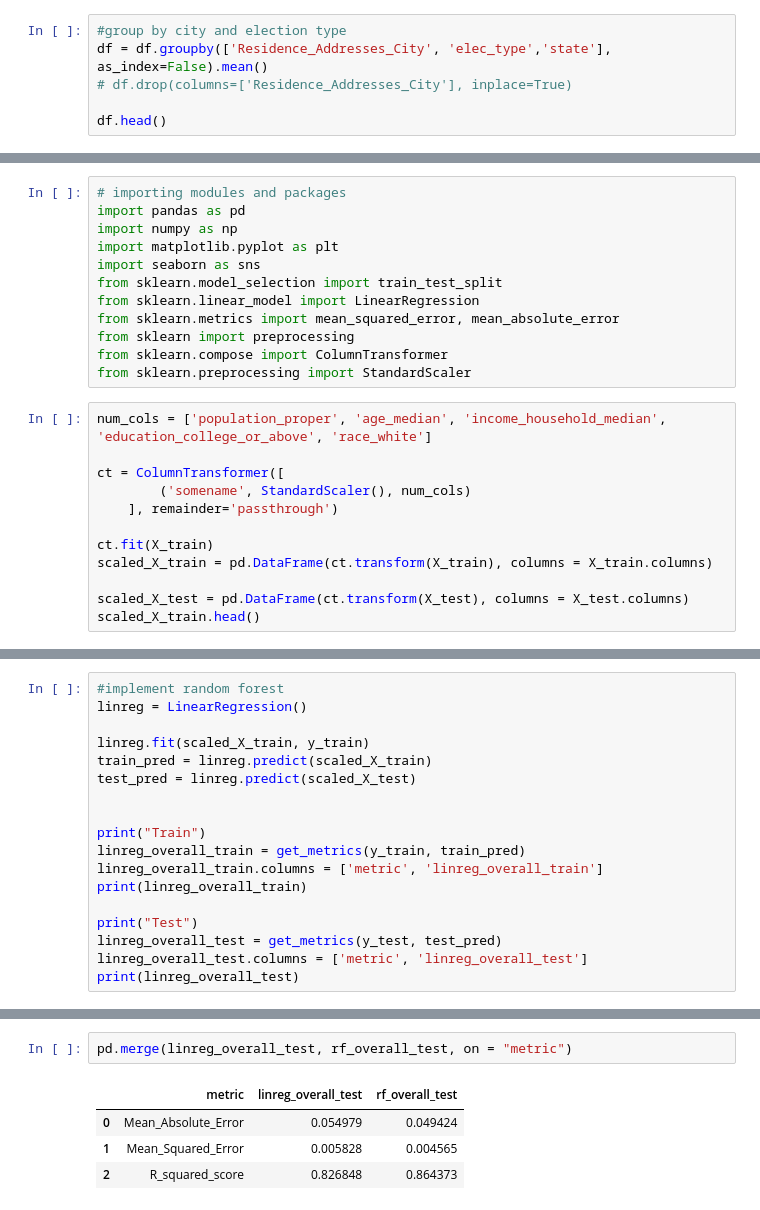
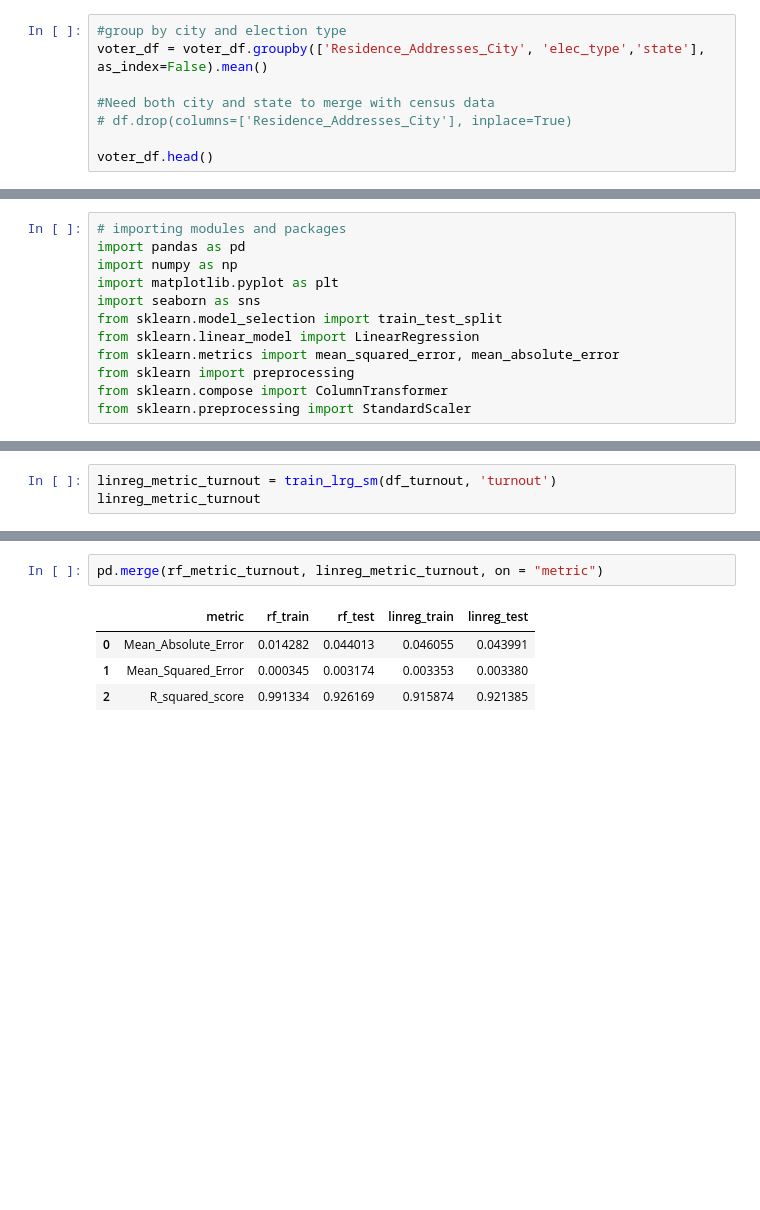
Before and after one commit to jnshzk/capstone, a Jupyter notebook: Census_models.ipynb, the cells around one changed output, grey strips where cells are left out. Drawn from its saved outputs; the diff is of its cells as text; blank space fills up the shorter version.

```diff
--- a/Census_models.ipynb
+++ b/Census_models.ipynb
@@ -117,7 +171,9 @@ df.columns[df.isna().any()].tolist()
 # %%
 #group by city and election type
-df = df.groupby(['Residence_Addresses_City', 'elec_type','state'], as_index=False).mean()
+voter_df = voter_df.groupby(['Residence_Addresses_City', 'elec_type','state'], as_index=False).mean()
+
+#Need both city and state to merge with census data
 # df.drop(columns=['Residence_Addresses_City'], inplace=True)
 
-df.head()
+voter_df.head()
 # %% [output]
@@ -634,15 +678,3 @@ from sklearn.metrics import mean_squared_error, mean_absolute_error
 from sklearn import preprocessing
 from sklearn.compose import ColumnTransformer
 from sklearn.preprocessing import StandardScaler
-# %%
-num_cols = ['population_proper', 'age_median', 'income_household_median', 'education_college_or_above', 'race_white']
-
-ct = ColumnTransformer([
-        ('somename', StandardScaler(), num_cols)
-    ], remainder='passthrough')
-
-ct.fit(X_train)
-scaled_X_train = pd.DataFrame(ct.transform(X_train), columns = X_train.columns)
-
-scaled_X_test = pd.DataFrame(ct.transform(X_test), columns = X_test.columns)
-scaled_X_train.head()
@@ -656,18 +680,0 @@ scaled_X_train.head()
-# %%
-#implement random forest
-linreg = LinearRegression()
-
-linreg.fit(scaled_X_train, y_train)
-train_pred = linreg.predict(scaled_X_train)
-test_pred = linreg.predict(scaled_X_test)
-
-
-print("Train")
-linreg_overall_train = get_metrics(y_train, train_pred)
-linreg_overall_train.columns = ['metric', 'linreg_overall_train']
-print(linreg_overall_train)
-
-print("Test")
-linreg_overall_test = get_metrics(y_test, test_pred)
-linreg_overall_test.columns = ['metric', 'linreg_overall_test']
-print(linreg_overall_test)
@@ -714,0 +748,3 @@ coefficients.sort_values('linreg_coefficient', ascending = False)
+# %%
+linreg_metric_turnout = train_lrg_sm(df_turnout, 'turnout')
+linreg_metric_turnout
@@ -724,7 +775,7 @@ pd.merge(linreg_overall_train, rf_overall_train, on = "metric")
 # %%
-pd.merge(linreg_overall_test, rf_overall_test, on = "metric")
+pd.merge(rf_metric_turnout, linreg_metric_turnout, on = "metric")
 # %% [output]
-|  | metric | linreg_overall_test | rf_overall_test |
-| 0 | Mean_Absolute_Error | 0.054979 | 0.049424 |
-| 1 | Mean_Squared_Error | 0.005828 | 0.004565 |
-| 2 | R_squared_score | 0.826848 | 0.864373 |
+|  | metric | rf_train | rf_test | linreg_train | linreg_test |
+| 0 | Mean_Absolute_Error | 0.014282 | 0.044013 | 0.046055 | 0.043991 |
+| 1 | Mean_Squared_Error | 0.000345 | 0.003174 | 0.003353 | 0.003380 |
+| 2 | R_squared_score | 0.991334 | 0.926169 | 0.915874 | 0.921385 |
```
Also changed, not shown: parts of 129 cells of this notebook.
